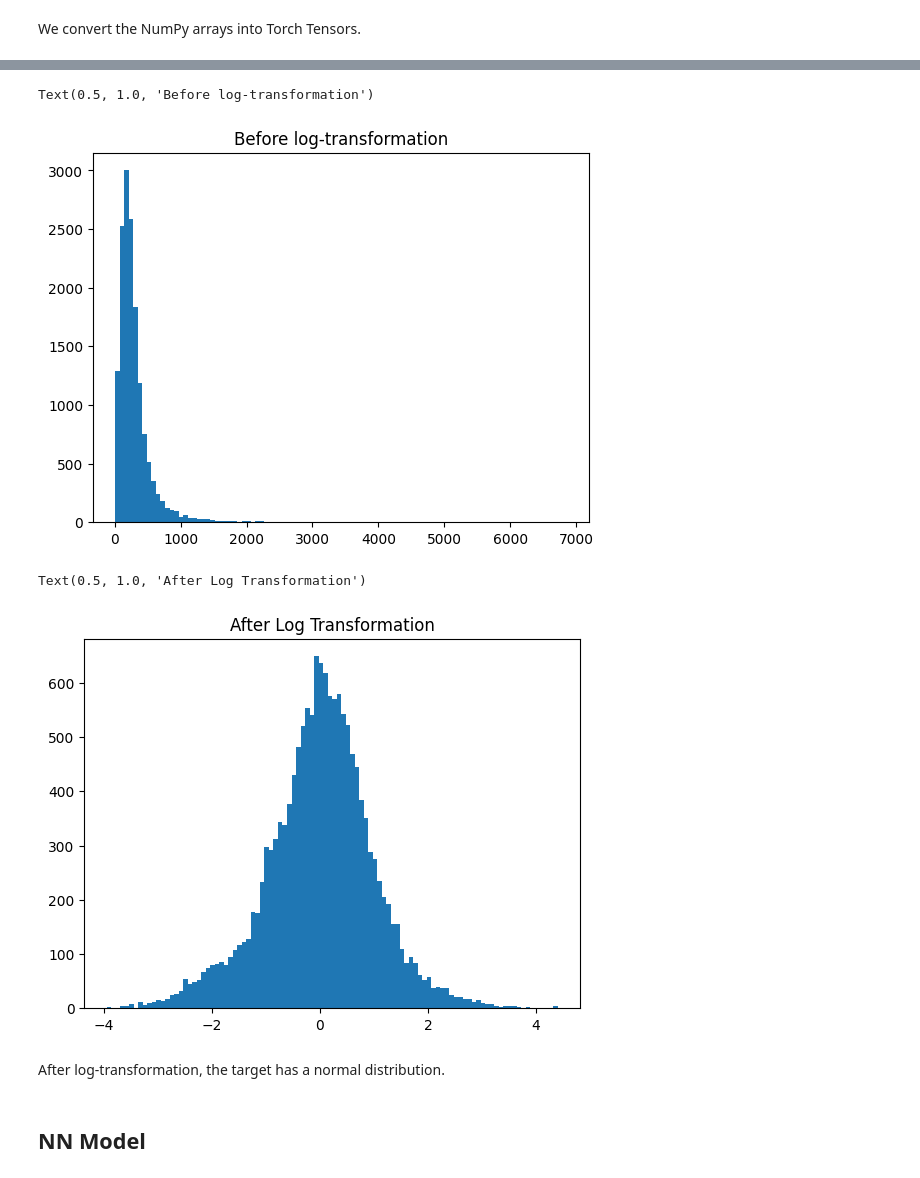
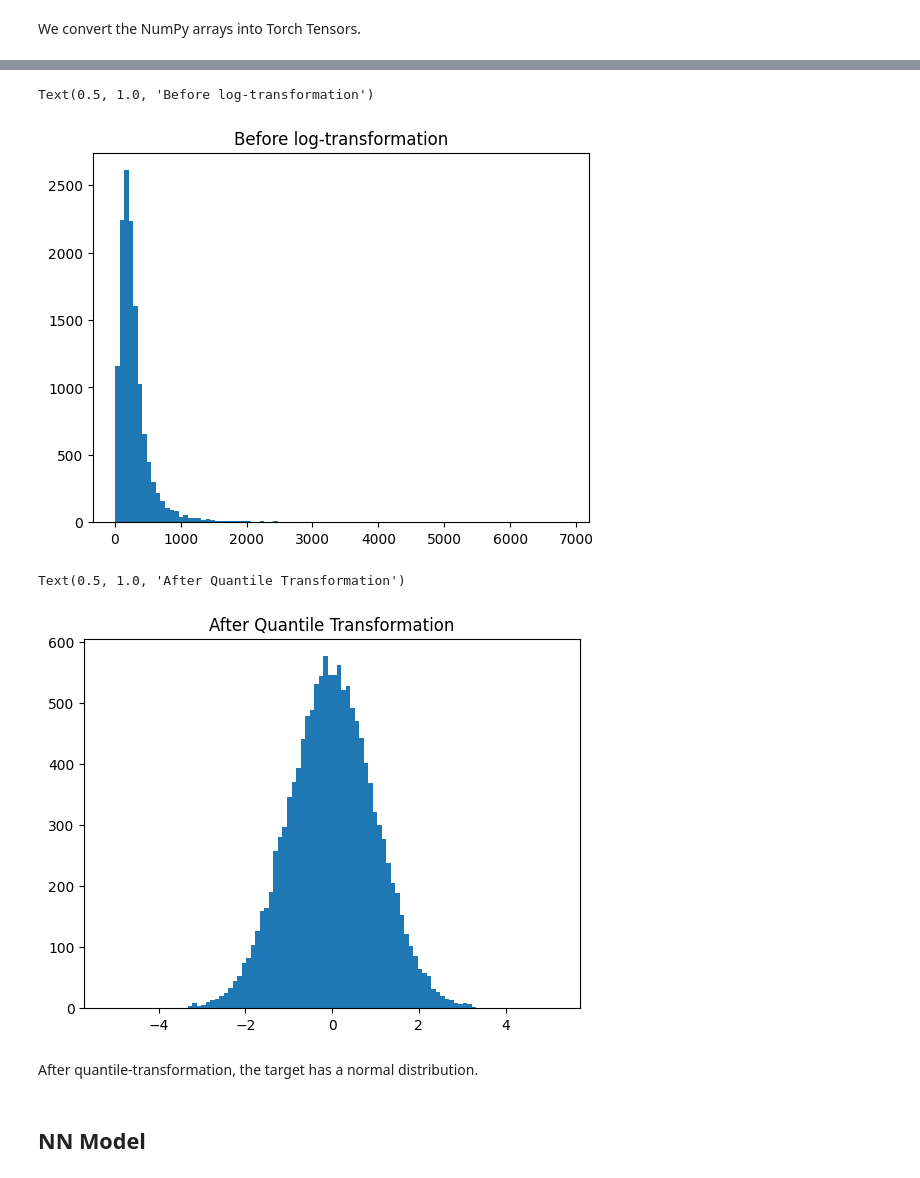
Before and after one commit to aquilina-barhouche/GenAI-Pinnacle-Program, a Jupyter notebook: Module 1 - Intro to DL using PyTorch/01_assignments/assignment_01_water_quality.ipynb, the cells around one changed output, grey strips where cells are left out. Saved outputs shown, nothing was run; the diff lists cells and outputs as text; code cells hidden in the pictures.

Commit message:
finished the EDA... trained a model... reached 93% acc and f1 score.

```diff
--- a/Module 1 - Intro to DL using PyTorch/01_assignments/assignment_01_water_quality.ipynb
+++ b/Module 1 - Intro to DL using PyTorch/01_assignments/assignment_01_water_quality.ipynb
@@ -179,7 +333,7 @@ This function uses the minimum WQI thresholds observed in each category to assig
 Based on the discussions above, we drop the geographical data and the year.
 # %%
 df.drop(
-    columns=['Well_ID', 'State', 'District', 'Block', 'Village', 'Latitude', 'Longitude', 'Year'],
+    columns=['Well_ID', 'State', 'District', 'Block', 'Village', 'Latitude', 'Longitude', 'Year', "TH", "EC", "Cl"],
     inplace=True
 )
 
@@ -205,6 +359,6 @@ We split it into train and test, using the `WQI` as target (for training), but K
 X = df.drop(columns=['WQI', 'Water Quality Classification'], axis=1)
 y = df[['WQI', 'Water Quality Classification']]
 
-X_train, X_test, y_train, y_test = train_test_split(X, y, test_size=0.2, random_state=0)
+X_train, X_test, y_train, y_test = train_test_split(X, y, test_size=0.3, random_state=0, shuffle=True)
 # %%
 y_wqi_train = y_train['WQI']
@@ -232,4 +406,9 @@ array([[-0.02979018,  0.14572786, -0.21650563,  0.67652914, -0.24683136,
 # %% [markdown]
 We convert the NumPy arrays into Torch Tensors.
+# %%
+y_scaler = QuantileTransformer(output_distribution="normal", random_state=0)
+
+y_wqi_train_qt = y_scaler.fit_transform(y_wqi_train.values.reshape(-1, 1)).flatten()
+y_wqi_test_qt = y_scaler.transform(y_wqi_test.values.reshape(-1, 1))
 # %%
 X_train_tensor = torch.tensor(X_train, dtype=torch.float32)
@@ -241,4 +442,4 @@ plt.hist(y_wqi_train, bins=100)
 plt.title("Before log-transformation")
 # %% [output]
 Text(0.5, 1.0, 'Before log-transformation')
-[figure, old version]
+[figure, new version]
@@ -249,11 +446,11 @@ y_wqi_train = y_scaler.fit_transform(y_wqi_train_log.values.reshape(-1,1))
 # %%
-plt.hist(y_wqi_train, bins=100)
-plt.title("After Log Transformation")
+plt.hist(y_wqi_train_qt.flatten(), bins=100)
+plt.title("After Quantile Transformation")
 # %% [output]
-Text(0.5, 1.0, 'After Log Transformation')
+Text(0.5, 1.0, 'After Quantile Transformation')
-[figure, old version]
+[figure, new version]
 # %% [markdown]
-After log-transformation, the target has a normal distribution.
+After quantile-transformation, the target has a normal distribution.
 # %% [markdown]
 ## NN Model
 # %% [markdown]
```
Also changed, not shown: parts of 34 cells of this notebook.
